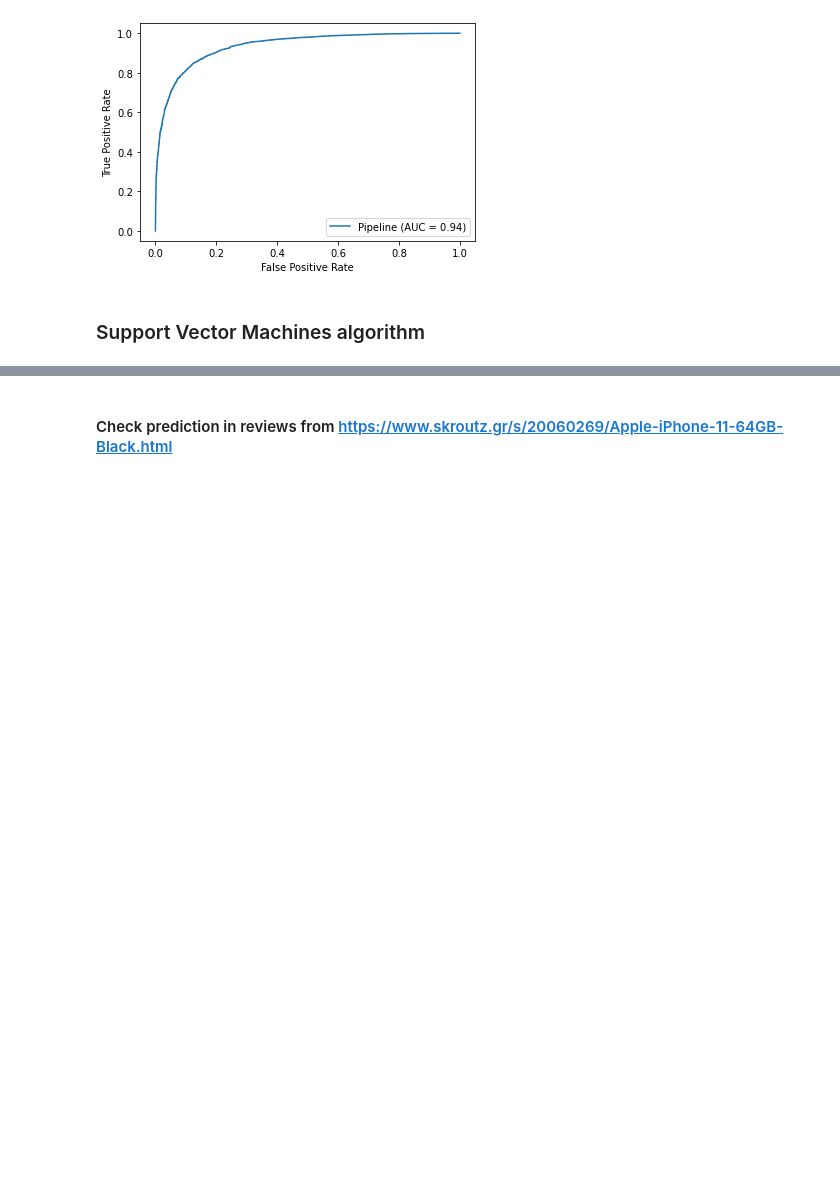
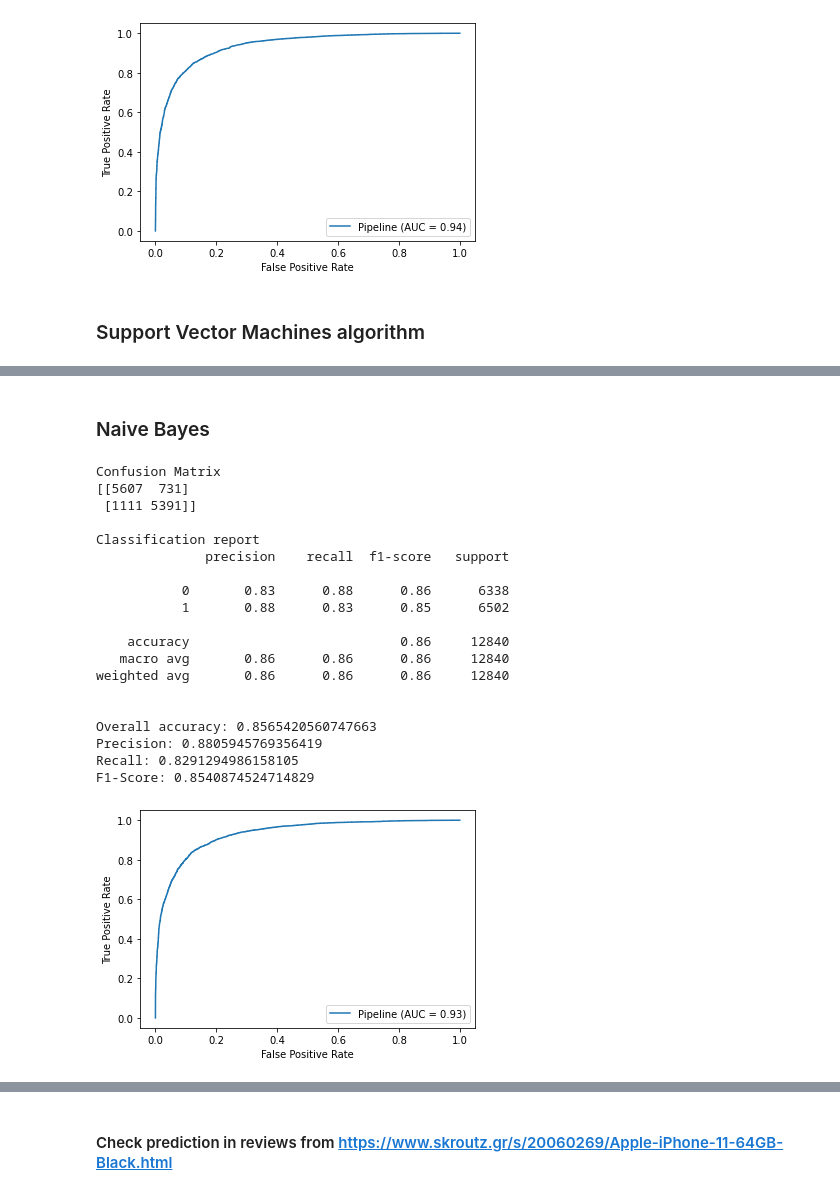
Before and after one commit to JoKoum/Machine-Learning-Project, a Jupyter notebook: Analyze-review-sentiment.ipynb, the cells around one changed output, grey strips where cells are left out. Saved outputs shown, nothing was run; the diff lists cells and outputs as text; code cells hidden in the pictures; blank space fills up the shorter version.

```diff
--- a/Analyze-review-sentiment.ipynb
+++ b/Analyze-review-sentiment.ipynb
@@ -326,0 +412,29 @@ Overall accuracy: 0.8889924457961346
+# %%
+X = reviews_downsampled['reviews']
+y = reviews_downsampled['ratings']
+# %% [markdown]
+### Naive Bayes
+# %%
+nb = MultinomialNB()
+text_nb = model_training(X,y,nb)
+# %% [output]
+Confusion Matrix
+[[5607  731]
+ [1111 5391]]
+
+Classification report
+              precision    recall  f1-score   support
+
+           0       0.83      0.88      0.86      6338
+           1       0.88      0.83      0.85      6502
+
+    accuracy                           0.86     12840
+   macro avg       0.86      0.86      0.86     12840
+weighted avg       0.86      0.86      0.86     12840
+
+
+Overall accuracy: 0.8565420560747663
+Precision: 0.8805945769356419
+Recall: 0.8291294986158105
+F1-Score: 0.8540874524714829
+[figure, added]
```
Also changed, not shown: parts of 20 cells of this notebook.
